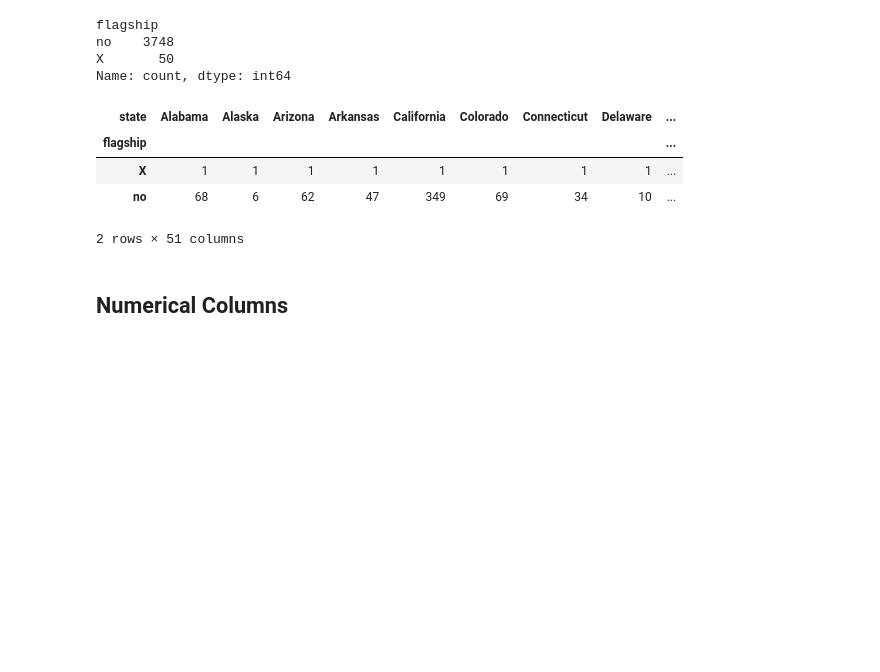
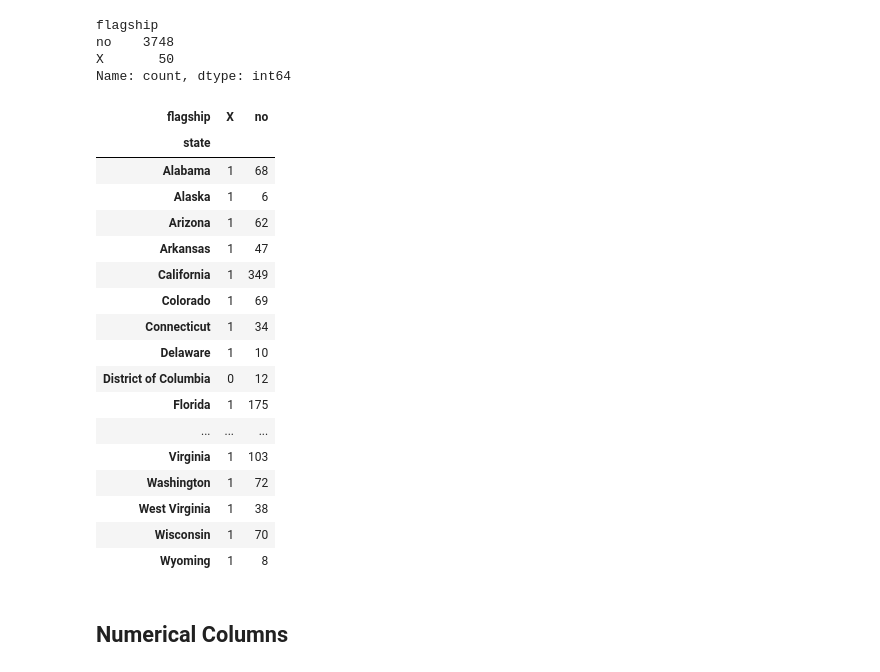
Before and after one commit to PM696/SpringboardBootCamp_DataScience, a Jupyter notebook: HigherEd_Awards_Capstone_Project/HigherEd_Awards_EDA.ipynb, the cells around one changed output. Drawn from its saved outputs; the diff is of its cells as text; code cells hidden in the pictures; blank space fills up the shorter version.

```diff
--- a/HigherEd_Awards_Capstone_Project/HigherEd_Awards_EDA.ipynb
+++ b/HigherEd_Awards_Capstone_Project/HigherEd_Awards_EDA.ipynb
@@ -93,8 +93,8 @@ memory usage: 1.3+ MB
 features_to_exclude = ['unitid', 'long_x', 'lat_y', 'site']
 
 #Create a new DataFrame
-df = data.drop(columns=features_to_exclude)
-print(df.shape)
+data_filtered = data.drop(columns=features_to_exclude)
+print(data_filtered.shape)
 # %% [output]
 (3798, 40)
 # %% [markdown]
@@ -105,3 +105,6 @@ cols = df.select_dtypes('object').columns.tolist()
 print(cols)
 # %% [output]
 ['chronname', 'city', 'state', 'level', 'control', 'basic', 'hbcu', 'flagship']
+# %%
+df = data_filtered.select_dtypes('object')
+print(df.info())
@@ -314,13 +332,26 @@ no    3748
 X       50
 Name: count, dtype: int64
 # %%
-df.groupby('state')['flagship'].value_counts().unstack(fill_value=0).T
+df.groupby('state')['flagship'].value_counts().unstack(fill_value=0)
 # %% [output]
-| state | Alabama | Alaska | Arizona | Arkansas | California | Colorado | Connecticut | Delaware | ... |
-| flagship |  |  |  |  |  |  |  |  | ... |
-| X | 1 | 1 | 1 | 1 | 1 | 1 | 1 | 1 | ... |
-| no | 68 | 6 | 62 | 47 | 349 | 69 | 34 | 10 | ... |
+| flagship | X | no |
+| state |  |  |
+| Alabama | 1 | 68 |
+| Alaska | 1 | 6 |
+| Arizona | 1 | 62 |
+| Arkansas | 1 | 47 |
+| California | 1 | 349 |
+| Colorado | 1 | 69 |
+| Connecticut | 1 | 34 |
+| Delaware | 1 | 10 |
+| District of Columbia | 0 | 12 |
+| Florida | 1 | 175 |
+| ... | ... | ... |
+| Virginia | 1 | 103 |
+| Washington | 1 | 72 |
+| West Virginia | 1 | 38 |
+| Wisconsin | 1 | 70 |
+| Wyoming | 1 | 8 |
-2 rows × 51 columns
 # %% [markdown]
 ## Numerical Columns
 # %%
```
Also changed, not shown: parts of 27 cells of this notebook.
